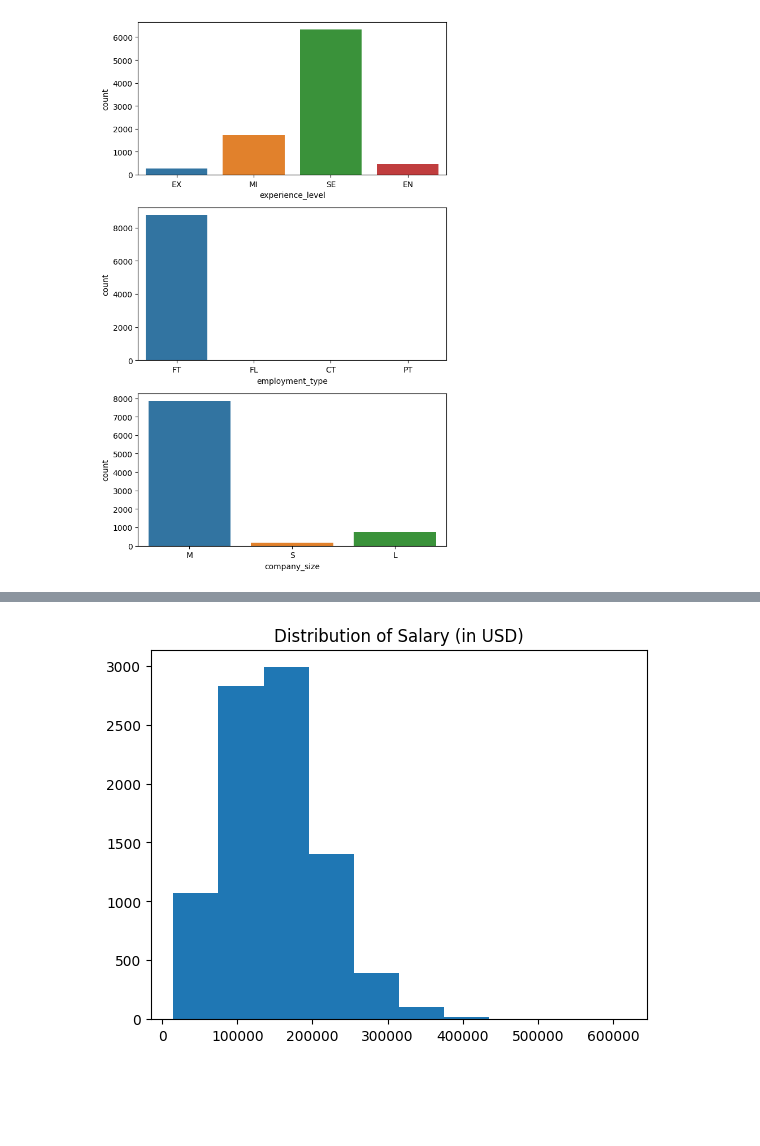
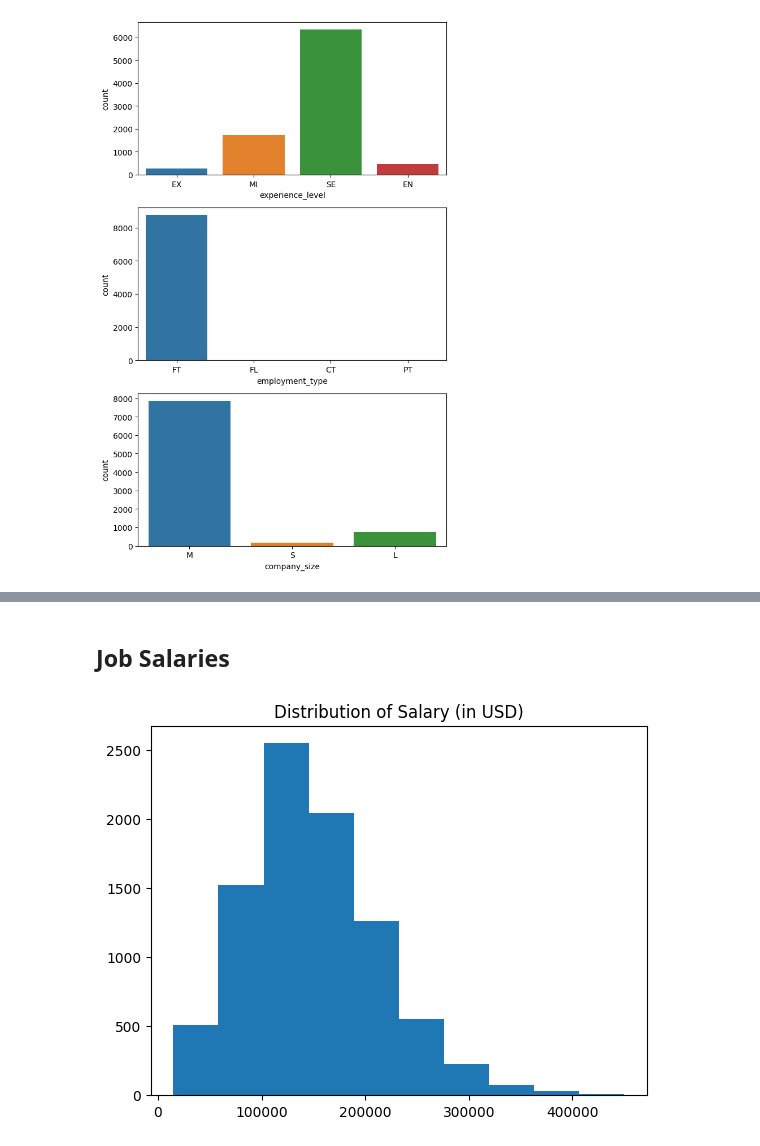
Before and after one commit to mezkymy/global-salaries, a Jupyter notebook: global-salaries.ipynb, the cells around one changed output, grey strips where cells are left out. Cells and saved outputs as stored; diff of their text form; code cells hidden in the pictures; blank space fills up the shorter version.

```diff
--- a/global-salaries.ipynb
+++ b/global-salaries.ipynb
@@ -109,8 +126,13 @@ plt.show()
+# %%
+df2 = df[df['employment_type'] == 'FT']
+# %% [markdown]
+## Job Salaries
 # %%
-plt.hist(df.salary_in_usd)
+# salary distribution
+plt.hist(df2.salary_in_usd)
 
 plt.title('Distribution of Salary (in USD)')
 plt.show()
 # %% [output]
-[figure, old version]
+[figure, new version]
 # %%
```
Also changed, not shown: parts of 14 cells of this notebook.
